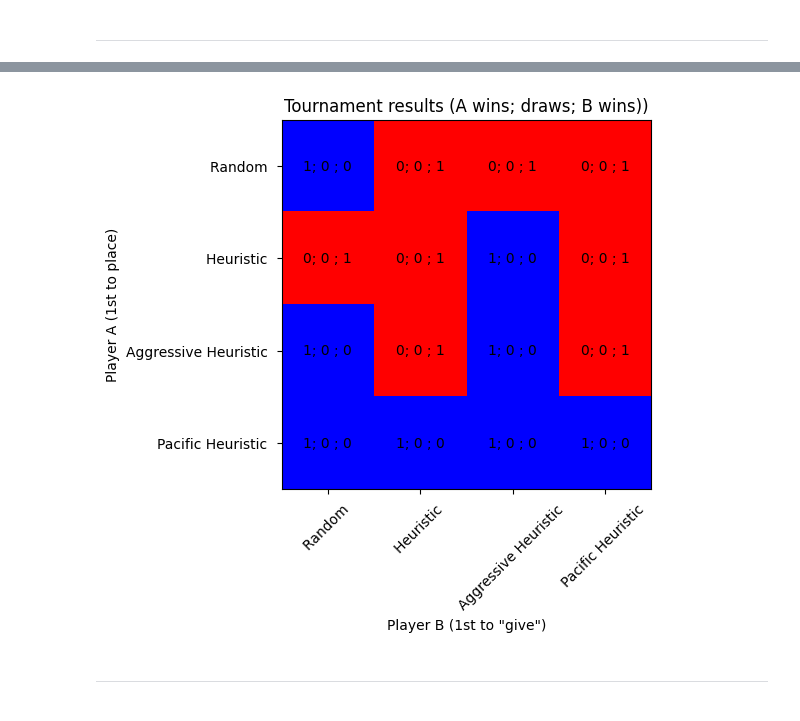
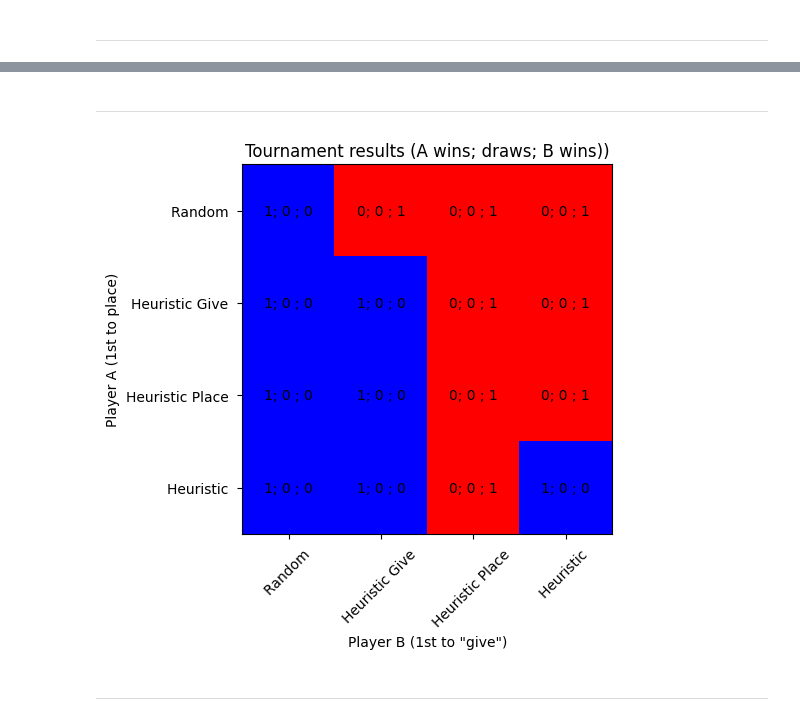
Before and after one commit to pauldubois98/QuartoAI, a Jupyter notebook: study.ipynb, the cells around one changed output, grey strips where cells are left out. Saved outputs shown, nothing was run; the diff lists cells and outputs as text; code cells hidden in the pictures.

```diff
--- a/study.ipynb
+++ b/study.ipynb
@@ -11,3 +11,14 @@ torch.manual_seed(0)
 np.random.seed(0)
 # %% [markdown]
 -----
+# %%
+players = [RandomPlayer(), PacificPlayer(), AggressivePlayer(), HeuristicPlayer()]
+n_games = 1
+tournament_results = tournament(players, n_games)
+with open(f'aggressivity-{n_games}.pkl', 'wb') as f:
+    pickle.dump(tournament_results, f)
+# %%
+n_games = 1
+with open(f'aggressivity-{n_games}.pkl', 'rb') as f:
+    tournament_results = pickle.load(f)
+plot_tournament(tournament_results)
@@ -14,3 +27,5 @@ np.random.seed(0)
+# %% [markdown]
+---
 # %%
 players = [RandomPlayer(), HeuristicGivePlayer(), HeuristicPlacePlayer(), HeuristicPlayer()]
 n_games = 1
@@ -19,11 +34,11 @@ with open(f'subheuristics-{n_games}.pkl', 'wb') as f:
     pickle.dump(tournament_results, f)
 # %%
 n_games = 1
-with open(f'heuristics-{n_games}.pkl', 'rb') as f:
+with open(f'subheuristics-{n_games}.pkl', 'rb') as f:
     tournament_results = pickle.load(f)
 plot_tournament(tournament_results)
 # %% [output]
-[figure, old version]
+[figure, new version]
 # %% [markdown]
 ---
 # %%
```
Also changed, not shown: parts of 2 cells of this notebook.
